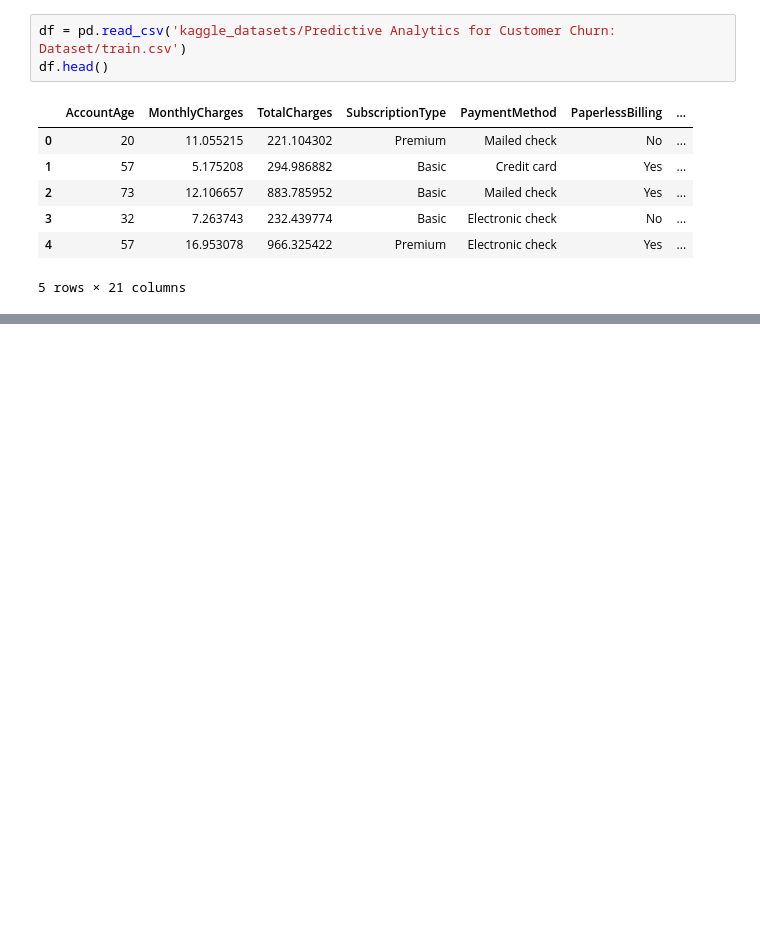
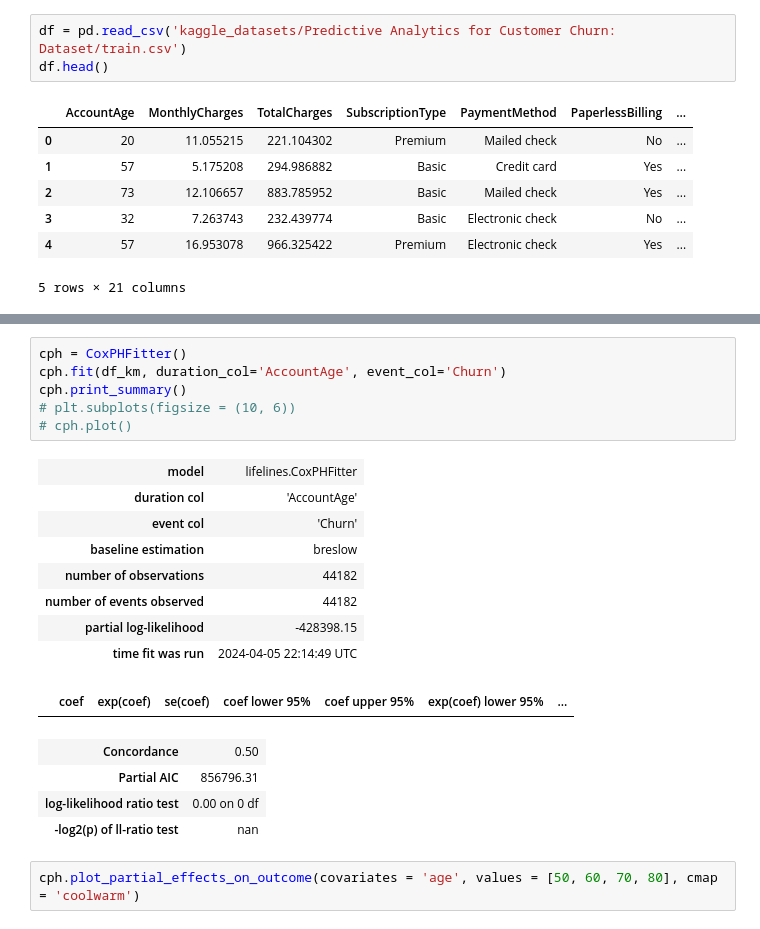
Before and after one commit to sanoosha/churn_modeling, a Jupyter notebook: survival_modeling.ipynb, the cells around one changed output, grey strips where cells are left out. Drawn from its saved outputs; the diff is of its cells as text; blank space fills up the shorter version.

Commit message:
trying out modelling
add datasets and look at lifelines package

```diff
--- a/survival_modeling.ipynb
+++ b/survival_modeling.ipynb
@@ -24,0 +65,22 @@ Name: count, dtype: int64
+# %%
+cph = CoxPHFitter()
+cph.fit(df_km, duration_col='AccountAge', event_col='Churn')
+cph.print_summary()
+# plt.subplots(figsize = (10, 6))
+# cph.plot()
+# %% [output]
+| model | lifelines.CoxPHFitter |
+| duration col | 'AccountAge' |
+| event col | 'Churn' |
+| baseline estimation | breslow |
+| number of observations | 44182 |
+| number of events observed | 44182 |
+| partial log-likelihood | -428398.15 |
+| time fit was run | 2024-04-05 22:14:49 UTC |
+|  | coef | exp(coef) | se(coef) | coef lower 95% | coef upper 95% | exp(coef) lower 95% | ... |
+| Concordance | 0.50 |
+| Partial AIC | 856796.31 |
+| log-likelihood ratio test | 0.00 on 0 df |
+| -log2(p) of ll-ratio test | nan |
+# %%
+cph.plot_partial_effects_on_outcome(covariates = 'age', values = [50, 60, 70, 80], cmap = 'coolwarm')
```
Also changed, not shown: parts of 10 cells of this notebook, 8 other files.
